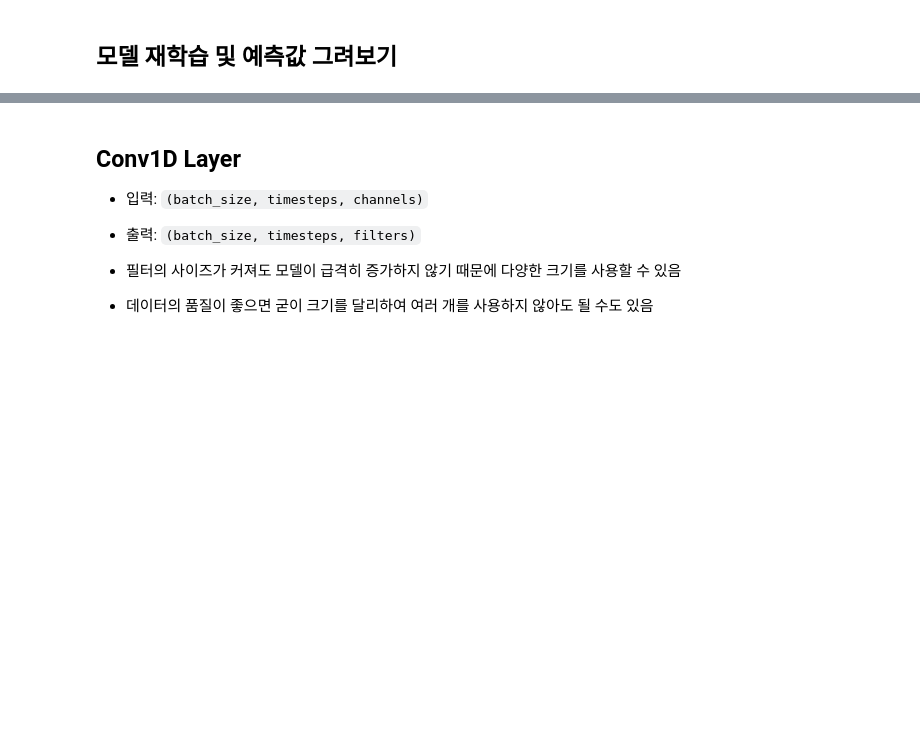
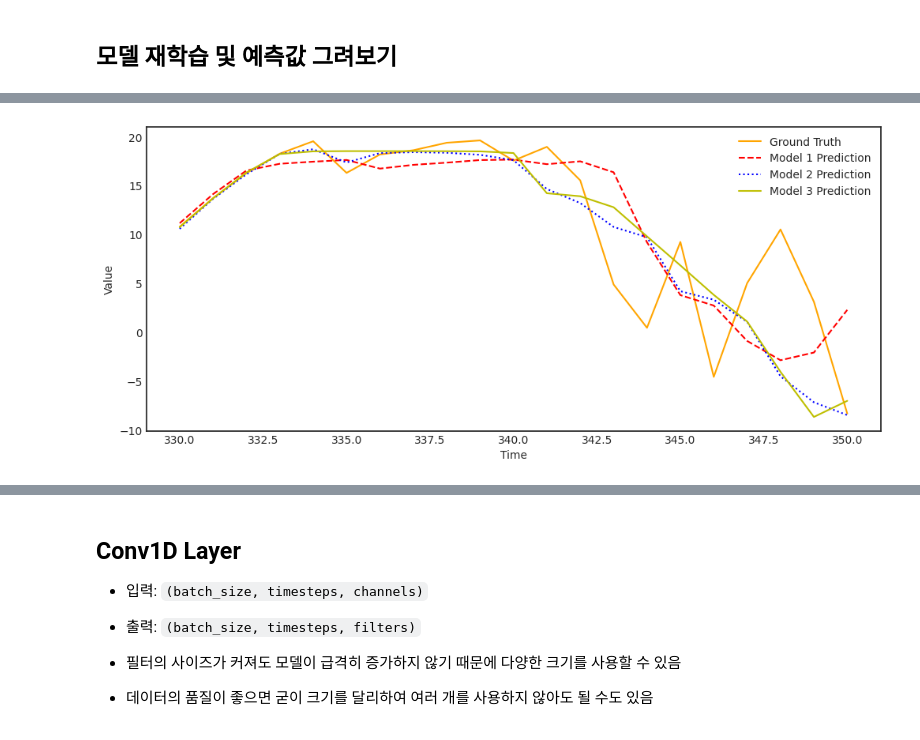
Before and after one commit to kksoo1769/study, a Jupyter notebook: code/deep_learning/keras_recurrent/index.ipynb, the cells around one changed output, grey strips where cells are left out. Saved outputs shown, nothing was run; the diff lists cells and outputs as text; code cells hidden in the pictures; blank space fills up the shorter version.

```diff
--- a/code/deep_learning/keras_recurrent/index.ipynb
+++ b/code/deep_learning/keras_recurrent/index.ipynb
@@ -642,0 +797,18 @@ print(b[0])
+# %%
+def build_model_3(n):
+    model = Sequential()
+
+    model.add(GRU(units=32, input_shape=(n, 1), return_sequences=True))
+    model.add(GRU(units=32))
+    model.add(Dense(1))
+
+    model.compile(
+        optimizer='adam',
+        loss='mse',
+    )
+
+    return model
+
+model_3 = build_model_3(10)
+
+model_3.summary()
@@ -643,2 +831,8 @@ print(b[0])
 # %% [markdown]
 ## 모델 재학습 및 예측값 그려보기
+# %%
+model_3.fit(
+    x_train, y_train,
+    epochs=100,
+    batch_size=16
+)
@@ -644,0 +858,18 @@ print(b[0])
+# %%
+y_pred_3 = model_3.predict(x_test)
+
+pred_range = np.arange(len(y_train), len(y_train) + len(y_pred_3))
+
+plt.figure(figsize=(12, 5))
+plt.xlabel('Time')
+plt.ylabel('Value')
+
+plt.plot(pred_range, y_test.flatten(), color='orange', label='Ground Truth')
+plt.plot(pred_range, y_pred.flatten(), 'r--', label='Model 1 Prediction')
+plt.plot(pred_range, y_pred_2.flatten(), 'b:', label='Model 2 Prediction')
+plt.plot(pred_range, y_pred_3.flatten(), 'y-', label='Model 3 Prediction')
+
+plt.legend()
+
+plt.show()
+# %% [output]
@@ -645,3 +877,4 @@ print(b[0])
+[figure, added]
 # %% [markdown]
 # Conv1D
 
```
Also changed, not shown: parts of 21 cells of this notebook.
